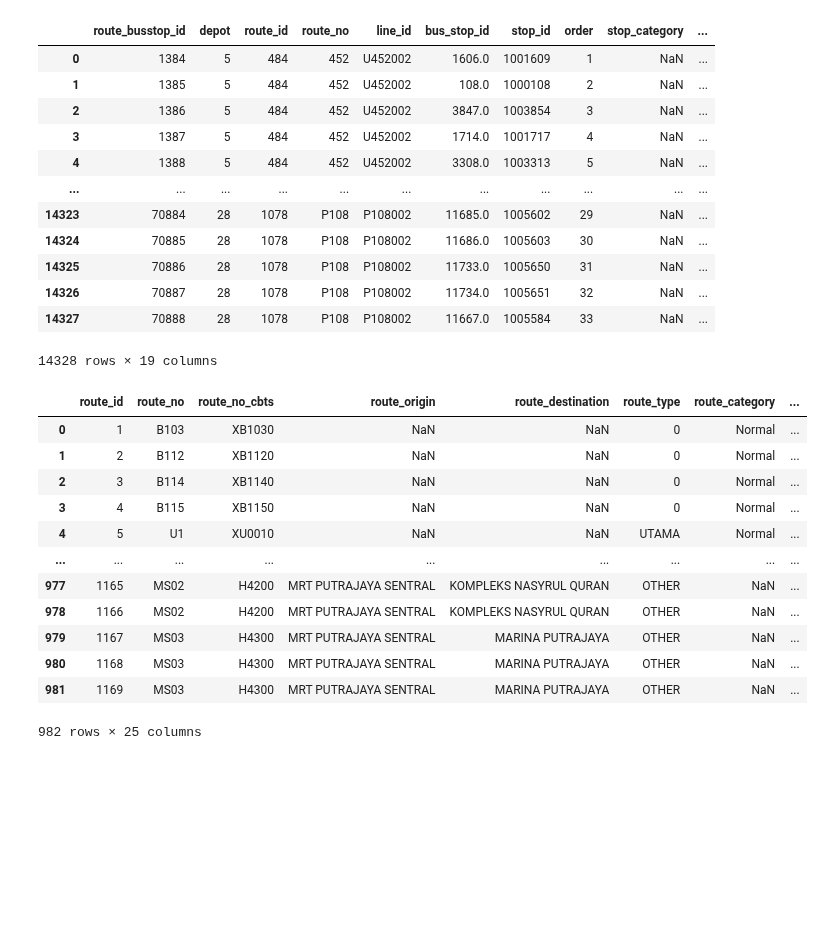
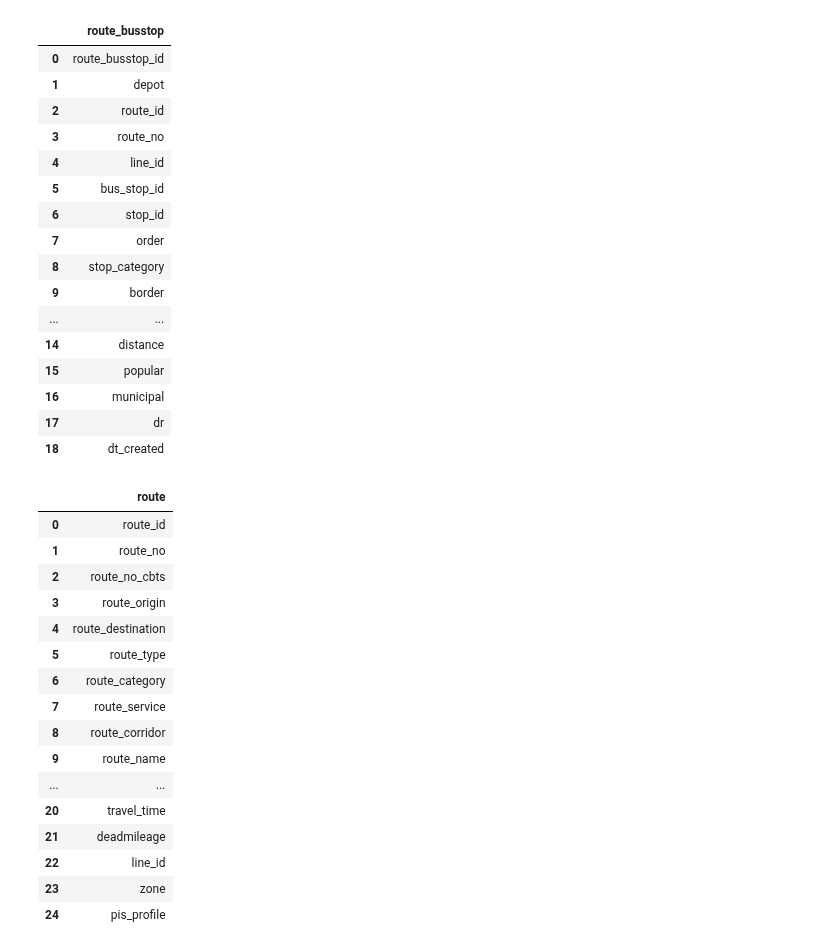
Before and after one commit to izardy/myrapid-backend, a Jupyter notebook: etl/sandbox.ipynb, the cells around one changed output. Cells and saved outputs as stored; diff of their text form; code cells hidden in the pictures; blank space fills up the shorter version.

```diff
--- a/etl/sandbox.ipynb
+++ b/etl/sandbox.ipynb
@@ -73,35 +125,47 @@ pd.read_csv('../data/eng_bus_repair.csv')
 # %%
 pd.read_csv('../data/route_busstop.csv') #to aggregate route id distance
+route_busstop=pd.DataFrame(pd.read_csv('../data/route_busstop.csv').head(1).columns,columns=['route_busstop'])
+route_busstop
 # %% [output]
-|  | route_busstop_id | depot | route_id | route_no | line_id | bus_stop_id | stop_id | order | stop_category | ... |
-| 0 | 1384 | 5 | 484 | 452 | U452002 | 1606.0 | 1001609 | 1 | NaN | ... |
-| 1 | 1385 | 5 | 484 | 452 | U452002 | 108.0 | 1000108 | 2 | NaN | ... |
-| 2 | 1386 | 5 | 484 | 452 | U452002 | 3847.0 | 1003854 | 3 | NaN | ... |
-| 3 | 1387 | 5 | 484 | 452 | U452002 | 1714.0 | 1001717 | 4 | NaN | ... |
-| 4 | 1388 | 5 | 484 | 452 | U452002 | 3308.0 | 1003313 | 5 | NaN | ... |
-| ... | ... | ... | ... | ... | ... | ... | ... | ... | ... | ... |
-| 14323 | 70884 | 28 | 1078 | P108 | P108002 | 11685.0 | 1005602 | 29 | NaN | ... |
-| 14324 | 70885 | 28 | 1078 | P108 | P108002 | 11686.0 | 1005603 | 30 | NaN | ... |
-| 14325 | 70886 | 28 | 1078 | P108 | P108002 | 11733.0 | 1005650 | 31 | NaN | ... |
-| 14326 | 70887 | 28 | 1078 | P108 | P108002 | 11734.0 | 1005651 | 32 | NaN | ... |
-| 14327 | 70888 | 28 | 1078 | P108 | P108002 | 11667.0 | 1005584 | 33 | NaN | ... |
+|  | route_busstop |
+| 0 | route_busstop_id |
+| 1 | depot |
+| 2 | route_id |
+| 3 | route_no |
+| 4 | line_id |
+| 5 | bus_stop_id |
+| 6 | stop_id |
+| 7 | order |
+| 8 | stop_category |
+| 9 | border |
+| ... | ... |
+| 14 | distance |
+| 15 | popular |
+| 16 | municipal |
+| 17 | dr |
+| 18 | dt_created |
-14328 rows × 19 columns
 # %%
 pd.read_csv('../data/route.csv') #to aggregate route id distance
+route=pd.DataFrame(pd.read_csv('../data/route.csv').head(1).columns,columns=['route'])
+route
 # %% [output]
-|  | route_id | route_no | route_no_cbts | route_origin | route_destination | route_type | route_category | ... |
-| 0 | 1 | B103 | XB1030 | NaN | NaN | 0 | Normal | ... |
-| 1 | 2 | B112 | XB1120 | NaN | NaN | 0 | Normal | ... |
-| 2 | 3 | B114 | XB1140 | NaN | NaN | 0 | Normal | ... |
-| 3 | 4 | B115 | XB1150 | NaN | NaN | 0 | Normal | ... |
-| 4 | 5 | U1 | XU0010 | NaN | NaN | UTAMA | Normal | ... |
-| ... | ... | ... | ... | ... | ... | ... | ... | ... |
-| 977 | 1165 | MS02 | H4200 | MRT PUTRAJAYA SENTRAL | KOMPLEKS NASYRUL QURAN | OTHER | NaN | ... |
-| 978 | 1166 | MS02 | H4200 | MRT PUTRAJAYA SENTRAL | KOMPLEKS NASYRUL QURAN | OTHER | NaN | ... |
-| 979 | 1167 | MS03 | H4300 | MRT PUTRAJAYA SENTRAL | MARINA PUTRAJAYA | OTHER | NaN | ... |
-| 980 | 1168 | MS03 | H4300 | MRT PUTRAJAYA SENTRAL | MARINA PUTRAJAYA | OTHER | NaN | ... |
-| 981 | 1169 | MS03 | H4300 | MRT PUTRAJAYA SENTRAL | MARINA PUTRAJAYA | OTHER | NaN | ... |
+|  | route |
+| 0 | route_id |
+| 1 | route_no |
+| 2 | route_no_cbts |
+| 3 | route_origin |
+| 4 | route_destination |
+| 5 | route_type |
+| 6 | route_category |
+| 7 | route_service |
+| 8 | route_corridor |
+| 9 | route_name |
+| ... | ... |
+| 20 | travel_time |
+| 21 | deadmileage |
+| 22 | line_id |
+| 23 | zone |
+| 24 | pis_profile |
-982 rows × 25 columns
 # %%
 #rtd=
 pd.read_csv('../data/rtd.csv') #to hi lite descriptive stat for repair cause , need an etl to standardize
```
Also changed, not shown: parts of 34 cells of this notebook, 5 other files.
